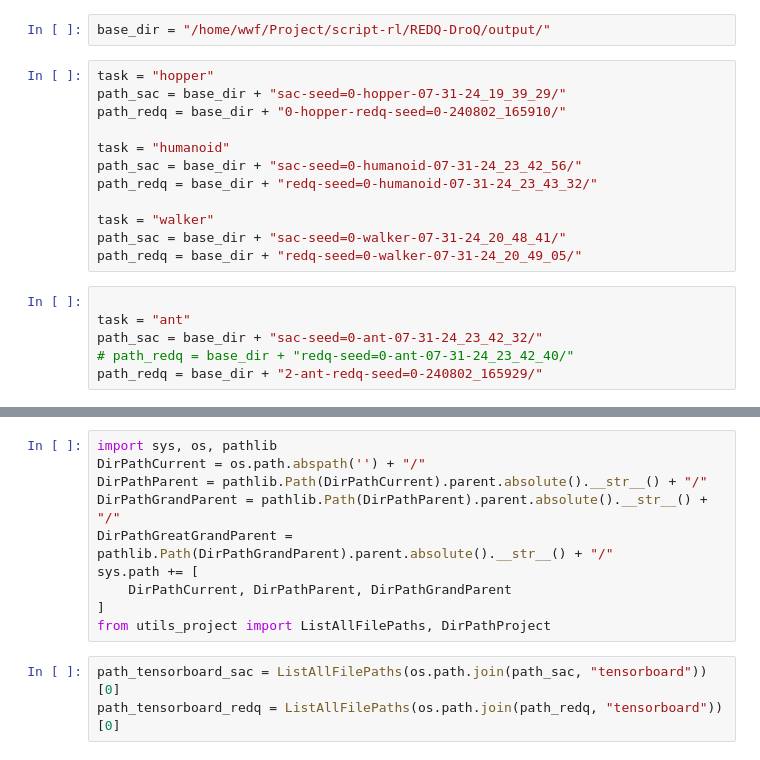
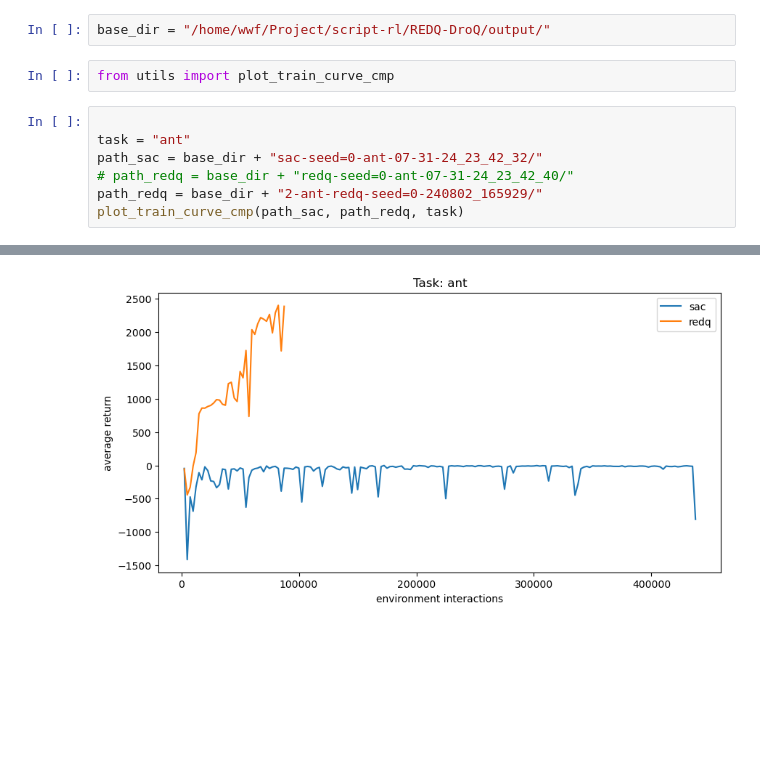
Before and after one commit to wwf971/REDQ, a Jupyter notebook: src/plot-train.ipynb, the cells around one changed output, grey strips where cells are left out. Saved outputs shown, nothing was run; the diff lists cells and outputs as text; blank space fills up the shorter version.

```diff
--- a/src/plot-train.ipynb
+++ b/src/plot-train.ipynb
@@ -1,20 +1,12 @@
 # %%
 base_dir = "/home/wwf/Project/script-rl/REDQ-DroQ/output/"
-# %%
-task = "hopper"
-path_sac = base_dir + "sac-seed=0-hopper-07-31-24_19_39_29/"
-path_redq = base_dir + "0-hopper-redq-seed=0-240802_165910/"
-
-task = "humanoid"
-path_sac = base_dir + "sac-seed=0-humanoid-07-31-24_23_42_56/"
-path_redq = base_dir + "redq-seed=0-humanoid-07-31-24_23_43_32/"
-
-task = "walker"
-path_sac = base_dir + "sac-seed=0-walker-07-31-24_20_48_41/"
-path_redq = base_dir + "redq-seed=0-walker-07-31-24_20_49_05/"
+# %%
+from utils import plot_train_curve_cmp
 # %%
 
 task = "ant"
 path_sac = base_dir + "sac-seed=0-ant-07-31-24_23_42_32/"
 # path_redq = base_dir + "redq-seed=0-ant-07-31-24_23_42_40/"
 path_redq = base_dir + "2-ant-redq-seed=0-240802_165929/"
+plot_train_curve_cmp(path_sac, path_redq, task)
+# %% [output]
@@ -21,13 +17 @@ path_redq = base_dir + "2-ant-redq-seed=0-240802_165929/"
+[figure, added]
-# %%
-import sys, os, pathlib
-DirPathCurrent = os.path.abspath('') + "/"
-DirPathParent = pathlib.Path(DirPathCurrent).parent.absolute().__str__() + "/"
-DirPathGrandParent = pathlib.Path(DirPathParent).parent.absolute().__str__() + "/"
-DirPathGreatGrandParent = pathlib.Path(DirPathGrandParent).parent.absolute().__str__() + "/"
-sys.path += [
-    DirPathCurrent, DirPathParent, DirPathGrandParent
-]
-from utils_project import ListAllFilePaths, DirPathProject
-# %%
-path_tensorboard_sac = ListAllFilePaths(os.path.join(path_sac, "tensorboard"))[0]
-path_tensorboard_redq = ListAllFilePaths(os.path.join(path_redq, "tensorboard"))[0]
```
Also changed, not shown: parts of 8 cells of this notebook, 7 other files.
